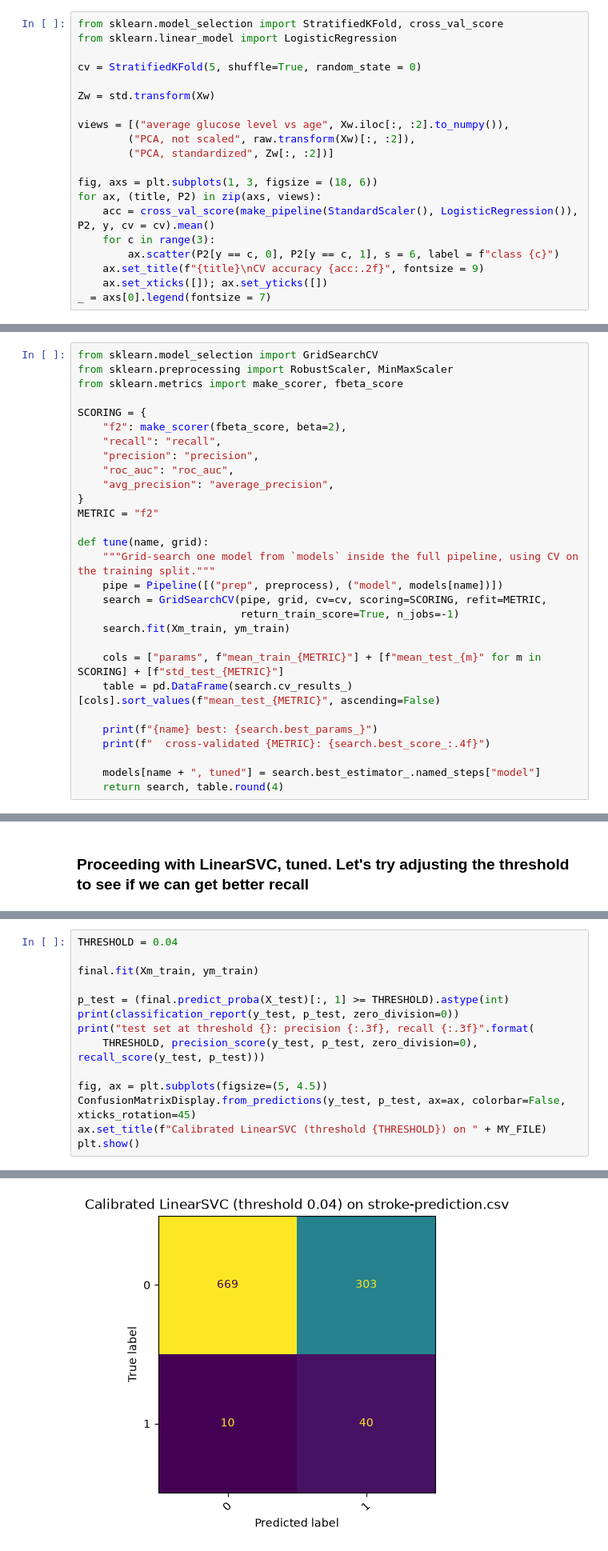
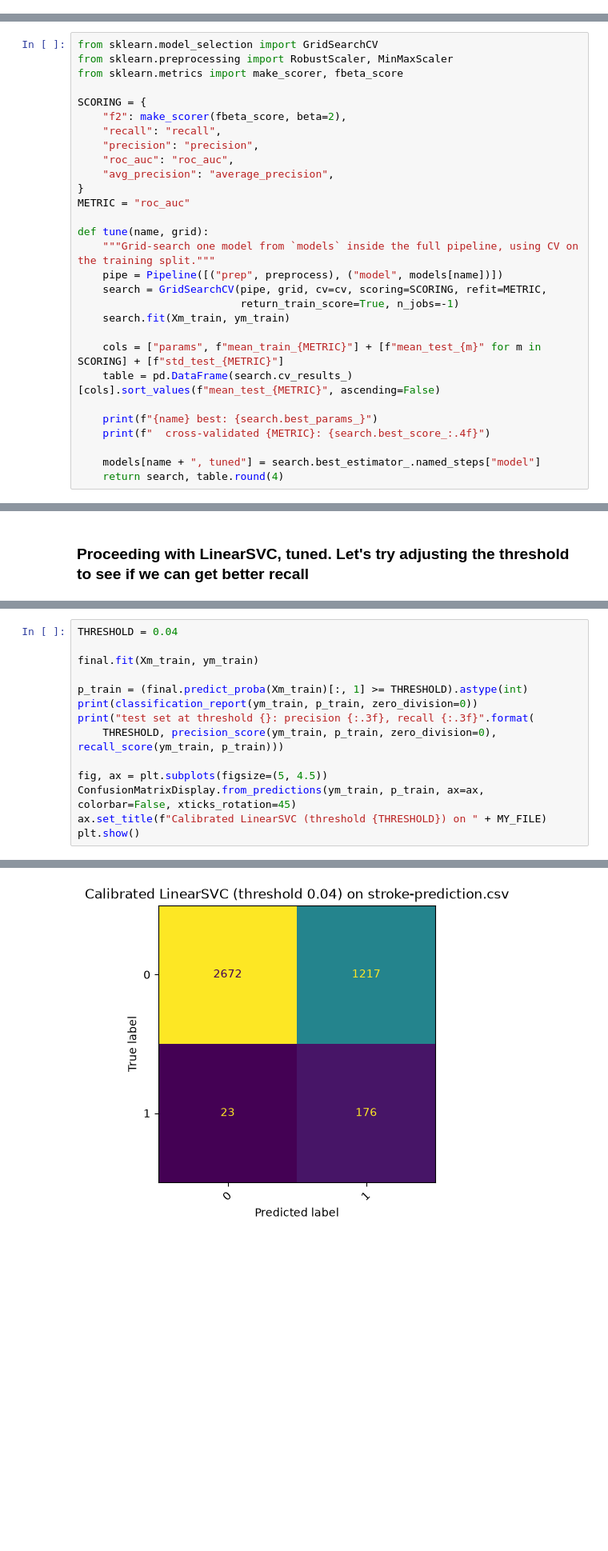
Before and after one commit to Lightfoot7/A.I.-Best-Team, a Jupyter notebook: SVM.ipynb, the cells around one changed output, grey strips where cells are left out. Shown at 80% size. Drawn from its saved outputs; the diff is of its cells as text; blank space fills up the shorter version.

```diff
--- a/SVM.ipynb
+++ b/SVM.ipynb
@@ -80,20 +0,0 @@ print(f"raw PC1 is dominated by '{feature_names[j]}'"
-# %%
-from sklearn.model_selection import StratifiedKFold, cross_val_score
-from sklearn.linear_model import LogisticRegression
-
-cv = StratifiedKFold(5, shuffle=True, random_state = 0)
-
-Zw = std.transform(Xw)
-
-views = [("average glucose level vs age", Xw.iloc[:, :2].to_numpy()),
-        ("PCA, not scaled", raw.transform(Xw)[:, :2]),
-        ("PCA, standardized", Zw[:, :2])]
-
-fig, axs = plt.subplots(1, 3, figsize = (18, 6))
-for ax, (title, P2) in zip(axs, views):
-    acc = cross_val_score(make_pipeline(StandardScaler(), LogisticRegression()), P2, y, cv = cv).mean()
-    for c in range(3):
-        ax.scatter(P2[y == c, 0], P2[y == c, 1], s = 6, label = f"class {c}")
-    ax.set_title(f"{title}\nCV accuracy {acc:.2f}", fontsize = 9)
-    ax.set_xticks([]); ax.set_yticks([])
-_ = axs[0].legend(fontsize = 7)
@@ -213,7 +112,7 @@ SCORING = {
     "roc_auc": "roc_auc",
     "avg_precision": "average_precision",
 }
-METRIC = "f2"
+METRIC = "roc_auc"
 
 def tune(name, grid):
     """Grid-search one model from `models` inside the full pipeline, using CV on the training split."""
@@ -370,13 +269,13 @@ THRESHOLD = 0.04
 
 final.fit(Xm_train, ym_train)
 
-p_test = (final.predict_proba(X_test)[:, 1] >= THRESHOLD).astype(int)
-print(classification_report(y_test, p_test, zero_division=0))
+p_train = (final.predict_proba(Xm_train)[:, 1] >= THRESHOLD).astype(int)
+print(classification_report(ym_train, p_train, zero_division=0))
 print("test set at threshold {}: precision {:.3f}, recall {:.3f}".format(
-    THRESHOLD, precision_score(y_test, p_test, zero_division=0), recall_score(y_test, p_test)))
+    THRESHOLD, precision_score(ym_train, p_train, zero_division=0), recall_score(ym_train, p_train)))
 
 fig, ax = plt.subplots(figsize=(5, 4.5))
-ConfusionMatrixDisplay.from_predictions(y_test, p_test, ax=ax, colorbar=False, xticks_rotation=45)
+ConfusionMatrixDisplay.from_predictions(ym_train, p_train, ax=ax, colorbar=False, xticks_rotation=45)
 ax.set_title(f"Calibrated LinearSVC (threshold {THRESHOLD}) on " + MY_FILE)
 plt.show()
 # %% [output]
@@ -393,4 +292,4 @@ test set at threshold 0.04: precision 0.117, recall 0.800
-[figure, old version]
+[figure, new version]
 # %%
 final
 print(final)
```
Also changed, not shown: parts of 16 cells of this notebook, 1 other file.
